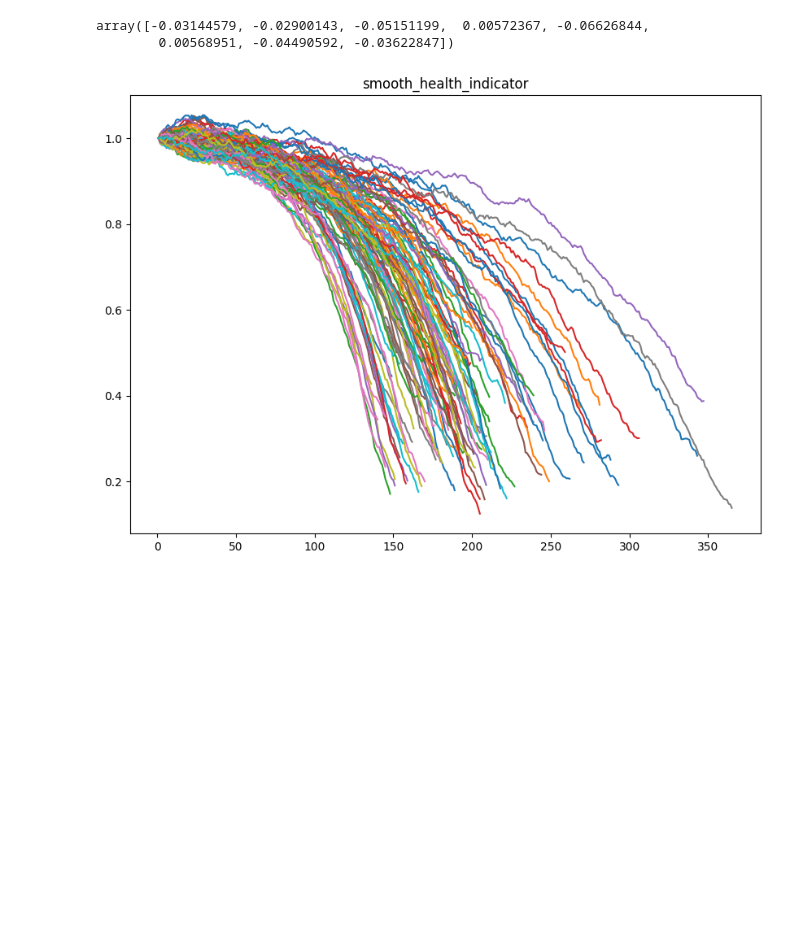
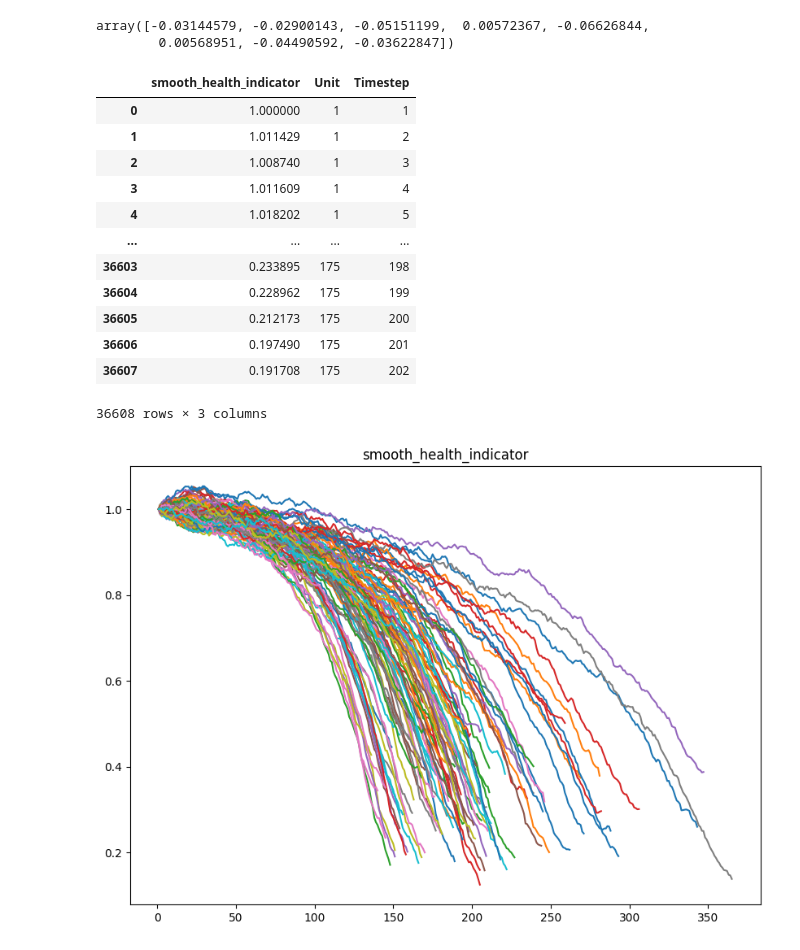
Before and after one commit to 2ThuyThuy/RUL_estimation, a Jupyter notebook: reseach model/Similarity model/create pipeline to reseach and make model.ipynb, the cells around one changed output. Drawn from its saved outputs; the diff is of its cells as text; code cells hidden in the pictures; blank space fills up the shorter version.

```diff
--- a/reseach model/Similarity model/create pipeline to reseach and make model.ipynb
+++ b/reseach model/Similarity model/create pipeline to reseach and make model.ipynb
@@ -269,6 +273,22 @@ def degradationSensorFusion(data, sensorToFuse, weights):
     res_df = pd.concat(list_df)
     return res_df
 trainDataFused = degradationSensorFusion(trainDataNormalized, sensorToFuse, weights)
+# %%
+trainDataFused
+# %% [output]
+|  | smooth_health_indicator | Unit | Timestep |
+| 0 | 1.000000 | 1 | 1 |
+| 1 | 1.011429 | 1 | 2 |
+| 2 | 1.008740 | 1 | 3 |
+| 3 | 1.011609 | 1 | 4 |
+| 4 | 1.018202 | 1 | 5 |
+| ... | ... | ... | ... |
+| 36603 | 0.233895 | 175 | 198 |
+| 36604 | 0.228962 | 175 | 199 |
+| 36605 | 0.212173 | 175 | 200 |
+| 36606 | 0.197490 | 175 | 201 |
+| 36607 | 0.191708 | 175 | 202 |
+36608 rows × 3 columns
 # %%
 trainDataFused.to_csv('trainDataFused.csv', index=False)
 # %%
```
Also changed, not shown: parts of 27 cells of this notebook, 42 other files.
